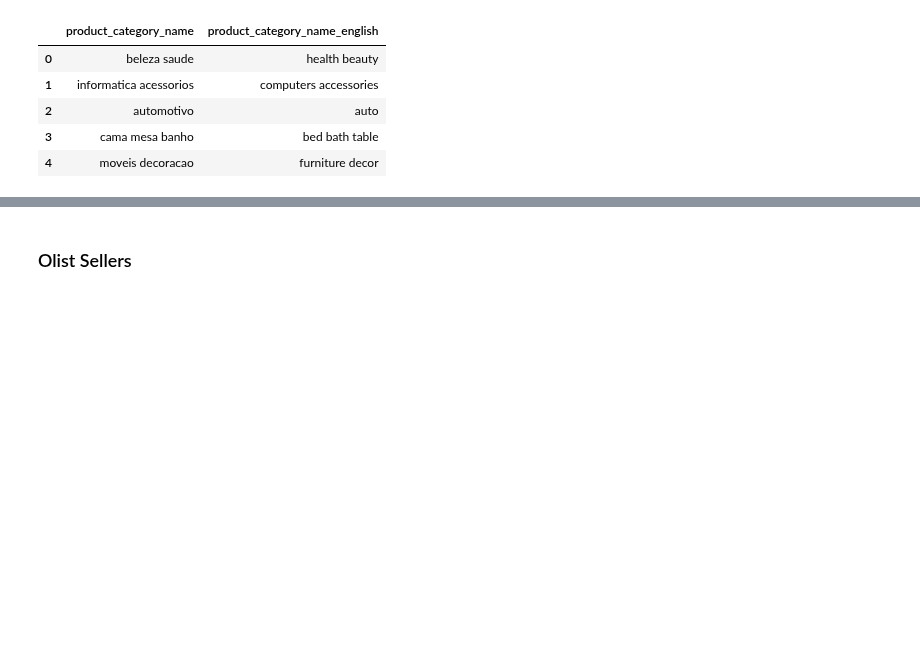
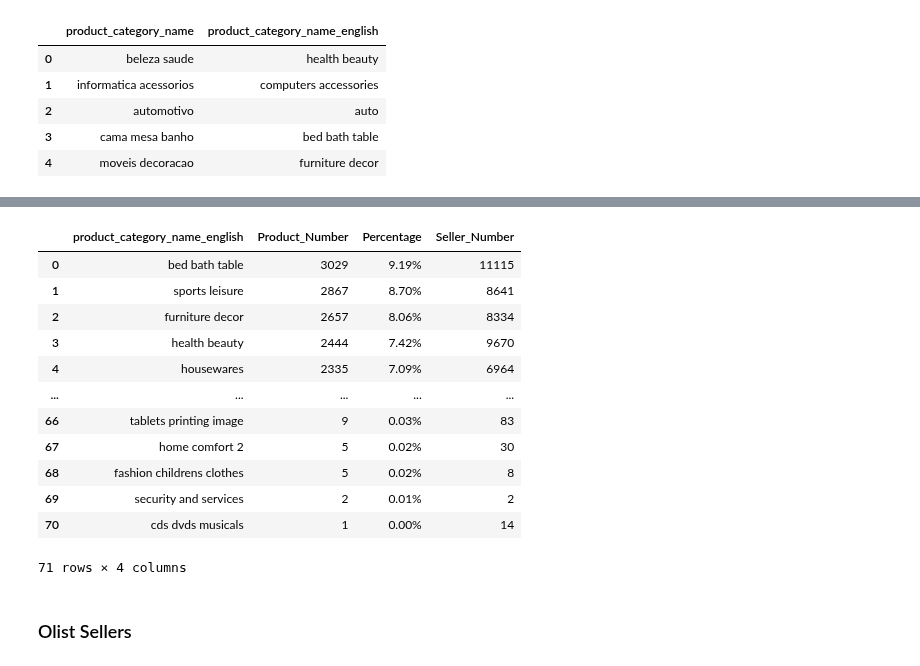
Before and after one commit to hilarylimyuxuan/Customer-Segmentation-Model, a Jupyter notebook: Olist Customer Segmentation Model.ipynb, the cells around one changed output, grey strips where cells are left out. Drawn from its saved outputs; the diff is of its cells as text; code cells hidden in the pictures; blank space fills up the shorter version.

```diff
--- a/Olist Customer Segmentation Model.ipynb
+++ b/Olist Customer Segmentation Model.ipynb
@@ -291,0 +351,4 @@ product_totalDf
+# %%
+prd_sellers=pd.DataFrame()
+prd_sellers=order_items[['seller_id','product_category_name_english']]
+prd_sellers
@@ -291,0 +369,5 @@ product_totalDf
+# %%
+prd_sellers_df=prd_sellers.groupby("product_category_name_english")["seller_id"].describe()
+prd_sellers_df=prd_sellers_df[['count']]
+prd_sellers_df=prd_sellers_df.rename(columns={'count':'Seller_Number'})
+prd_sellers_df
@@ -292,3 +389,20 @@ product_totalDf
+# %%
+prd_seller_number=product_totalDf.merge(prd_sellers_df,on='product_category_name_english',how='left')
+prd_seller_number
+# %% [output]
+|  | product_category_name_english | Product_Number | Percentage | Seller_Number |
+| 0 | bed bath table | 3029 | 9.19% | 11115 |
+| 1 | sports leisure | 2867 | 8.70% | 8641 |
+| 2 | furniture decor | 2657 | 8.06% | 8334 |
+| 3 | health beauty | 2444 | 7.42% | 9670 |
+| 4 | housewares | 2335 | 7.09% | 6964 |
+| ... | ... | ... | ... | ... |
+| 66 | tablets printing image | 9 | 0.03% | 83 |
+| 67 | home comfort 2 | 5 | 0.02% | 30 |
+| 68 | fashion childrens clothes | 5 | 0.02% | 8 |
+| 69 | security and services | 2 | 0.01% | 2 |
+| 70 | cds dvds musicals | 1 | 0.00% | 14 |
+71 rows × 4 columns
 # %% [markdown]
 ### Olist Sellers
 # %%
```
Also changed, not shown: parts of 45 cells of this notebook.
